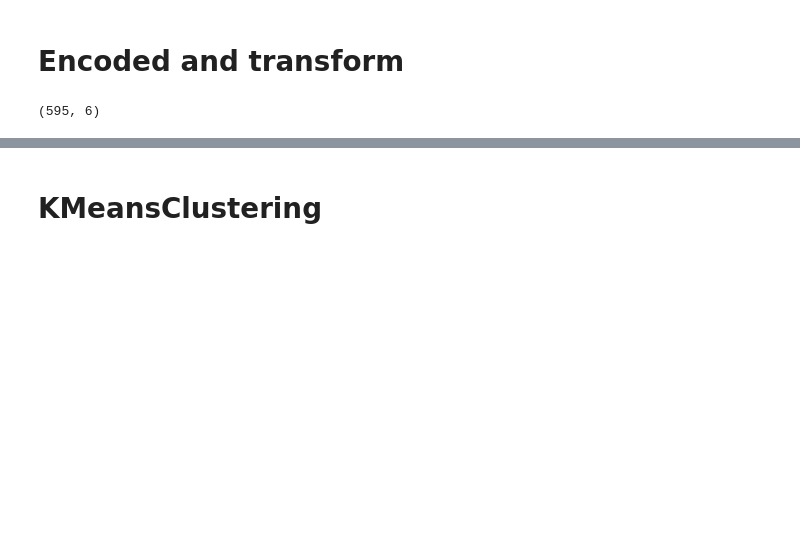
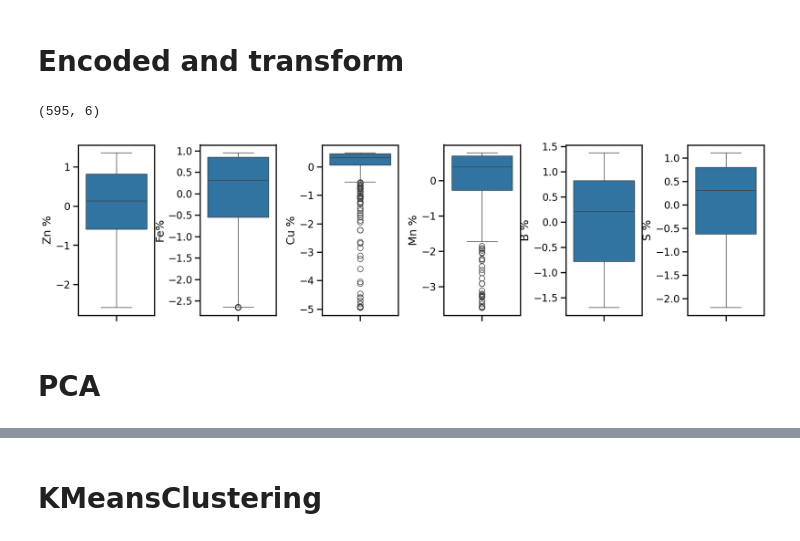
Before and after one commit to galois1915/IBM-Machine-Learning, a Jupyter notebook: Unsupervised-MachineLearning/project/project_notebook.ipynb, the cells around one changed output, grey strips where cells are left out. Cells and saved outputs as stored; diff of their text form; code cells hidden in the pictures; blank space fills up the shorter version.

```diff
--- a/Unsupervised-MachineLearning/project/project_notebook.ipynb
+++ b/Unsupervised-MachineLearning/project/project_notebook.ipynb
@@ -177,3 +181,16 @@ X[col_num] = scale_df
 X.shape
 # %% [output]
 (595, 6)
+# %%
+fig, axes = plt.subplots(nrows=1, ncols=len(col_num), figsize=(20,5))
+
+for colum, ax in zip(col_num, axes.ravel()):
+    sns.boxplot(data=X[colum], ax=ax)
+    #sns.histplot(data.iloc[:,colum], kde=True, ax=ax, bins=20)
+    #ax.set_title(f'{colum}', fontsize=12)
+
+plt.subplots_adjust(hspace=0.4, wspace=0.6)
+# %% [output]
+[figure, added]
+# %% [markdown]
+# PCA
```
Also changed, not shown: parts of 49 cells of this notebook, 6 other files.
